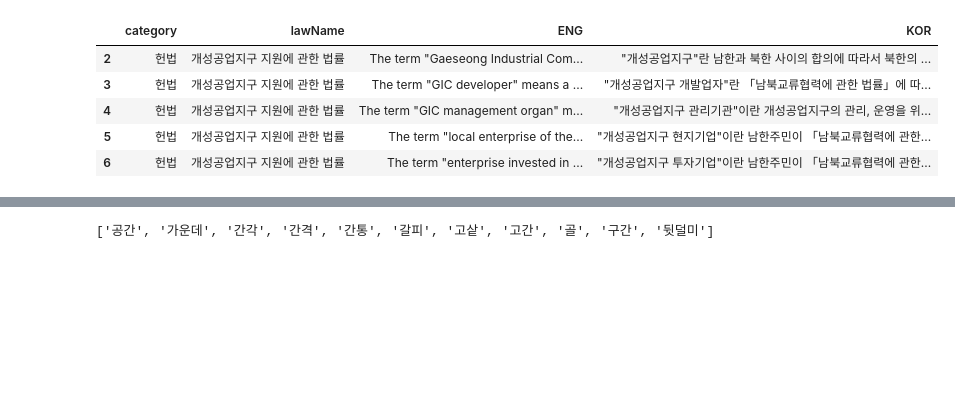
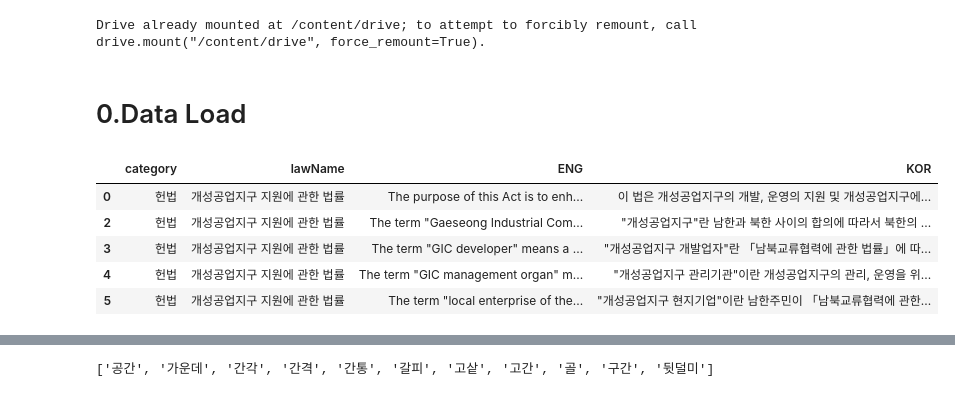
Before and after one commit to tjtmddnjswkd/capstone, a Jupyter notebook: 3_make_errors/e1_make_errors.ipynb, the cells around one changed output, grey strips where cells are left out. Cells and saved outputs as stored; diff of their text form; code cells hidden in the pictures; blank space fills up the shorter version.

Commit message:
Colaboratory를 통해 생성됨

```diff
--- a/3_make_errors/e1_make_errors.ipynb
+++ b/3_make_errors/e1_make_errors.ipynb
@@ -3,2 +5,12 @@
+# %%
+try:
+    from google.colab import drive
+    drive.mount('/content/drive')
+except:
+    pass
+# %% [output]
+Drive already mounted at /content/drive; to attempt to forcibly remount, call drive.mount("/content/drive", force_remount=True).
+# %% [markdown]
+# 0.Data Load
 # %%
 import pandas as pd
@@ -13,10 +33,10 @@ else:
 # %%
-df = pd.read_csv(os.path.join(gdrive_path, "preprocessing/final.csv"), encoding="euc-kr", index_col=0)
+df = pd.read_csv(os.path.join(gdrive_path, "preprocessing/fin.csv"), encoding="euc-kr", index_col=0)
 df.head()
 # %% [output]
 |  | category | lawName | ENG | KOR |
+| 0 | 헌법 | 개성공업지구 지원에 관한 법률 | The purpose of this Act is to enh... | 이 법은 개성공업지구의 개발, 운영의 지원 및 개성공업지구에... |
 | 2 | 헌법 | 개성공업지구 지원에 관한 법률 | The term "Gaeseong Industrial Com... | "개성공업지구"란 남한과 북한 사이의 합의에 따라서 북한의 ... |
 | 3 | 헌법 | 개성공업지구 지원에 관한 법률 | The term "GIC developer" means a ... | "개성공업지구 개발업자"란 「남북교류협력에 관한 법률」에 따... |
 | 4 | 헌법 | 개성공업지구 지원에 관한 법률 | The term "GIC management organ" m... | "개성공업지구 관리기관"이란 개성공업지구의 관리, 운영을 위... |
 | 5 | 헌법 | 개성공업지구 지원에 관한 법률 | The term "local enterprise of the... | "개성공업지구 현지기업"이란 남한주민이 「남북교류협력에 관한... |
-| 6 | 헌법 | 개성공업지구 지원에 관한 법률 | The term "enterprise invested in ... | "개성공업지구 투자기업"이란 남한주민이 「남북교류협력에 관한... |
```
Also changed, not shown: parts of 37 cells of this notebook.
